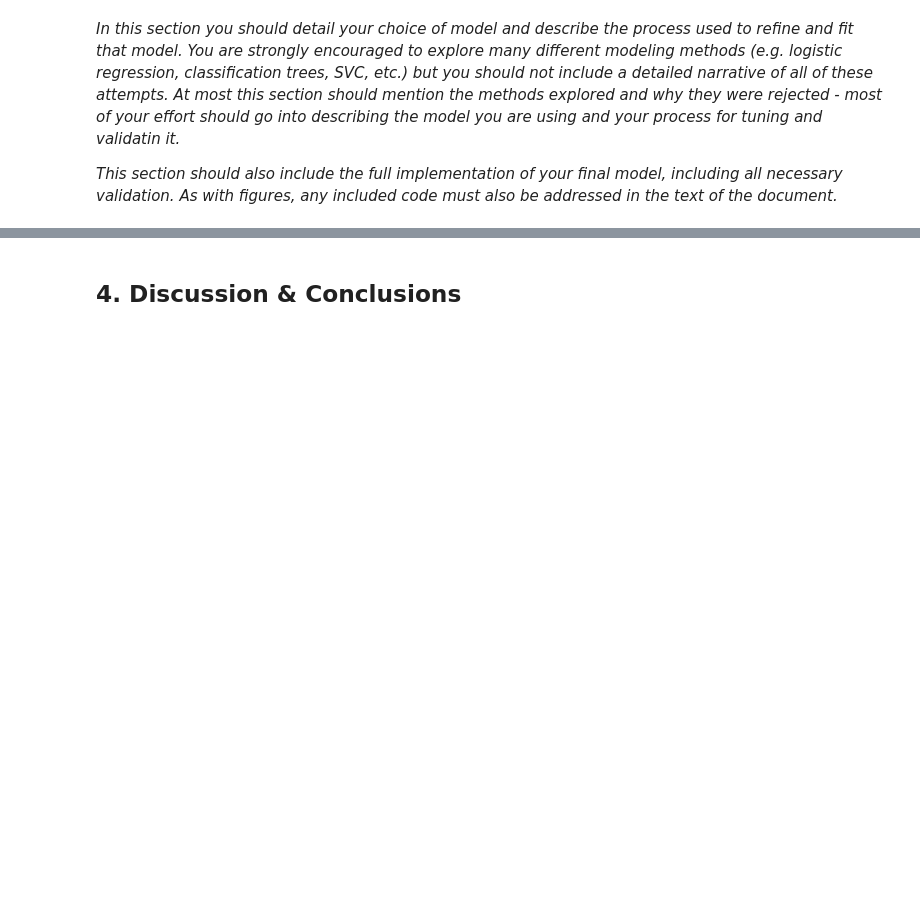
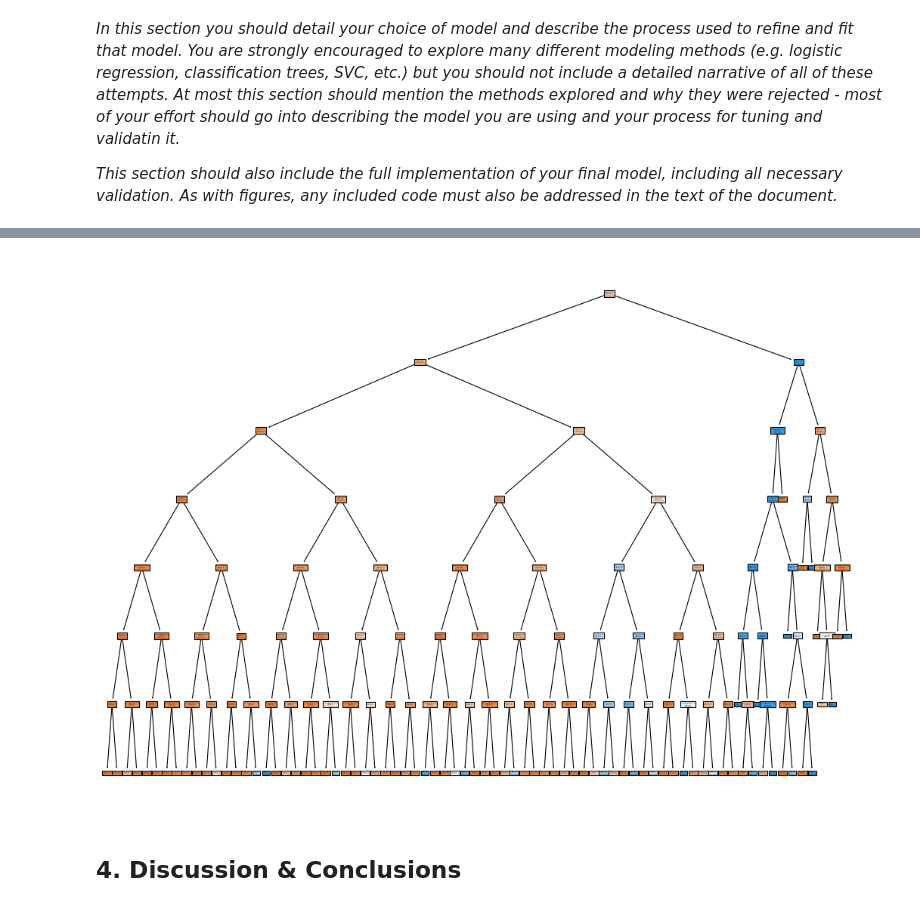
Before and after one commit to huwenhan-create/mlp-proj2, a Jupyter notebook: Code/proj2.ipynb, the cells around one changed output, grey strips where cells are left out. Saved outputs shown, nothing was run; the diff lists cells and outputs as text; code cells hidden in the pictures; blank space fills up the shorter version.

```diff
--- a/Code/proj2.ipynb
+++ b/Code/proj2.ipynb
@@ -334,3 +480,11 @@ dataset_onehot.head()
+# %%
+# Visualize the tree
+plt.figure(figsize=(16,12))
+with plt.style.context('classic'):
+    RF_final = gs_rf.best_estimator_.estimators_[0]
+    plot_tree(RF_final, feature_names=X.columns, class_names=['not_canceled','canceled'],filled=True)
+# %% [output]
+[figure, added]
 # %% [markdown]
 ## 4. Discussion & Conclusions
 # %% [markdown]
```
Also changed, not shown: parts of 21 cells of this notebook, 3 other files.
